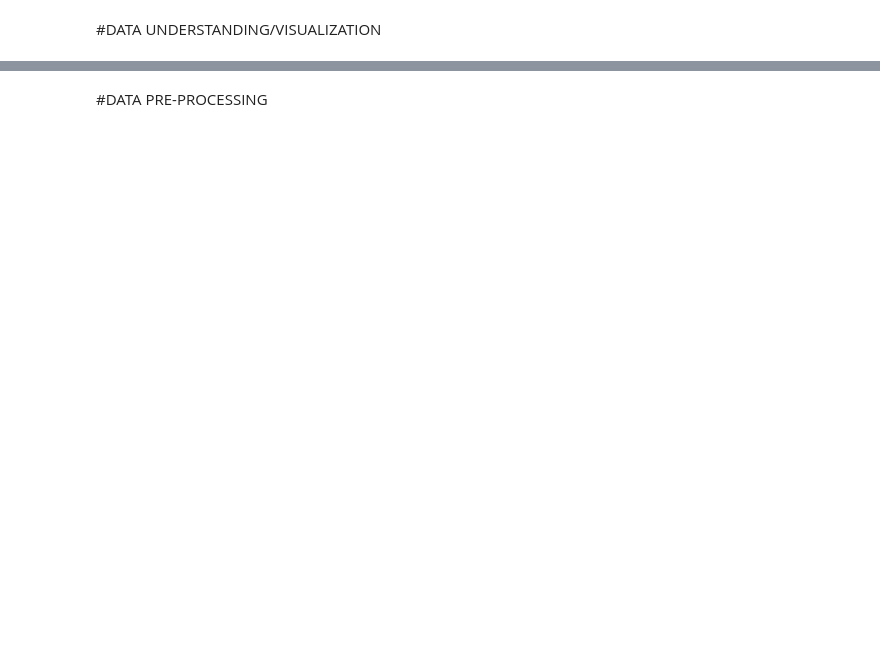
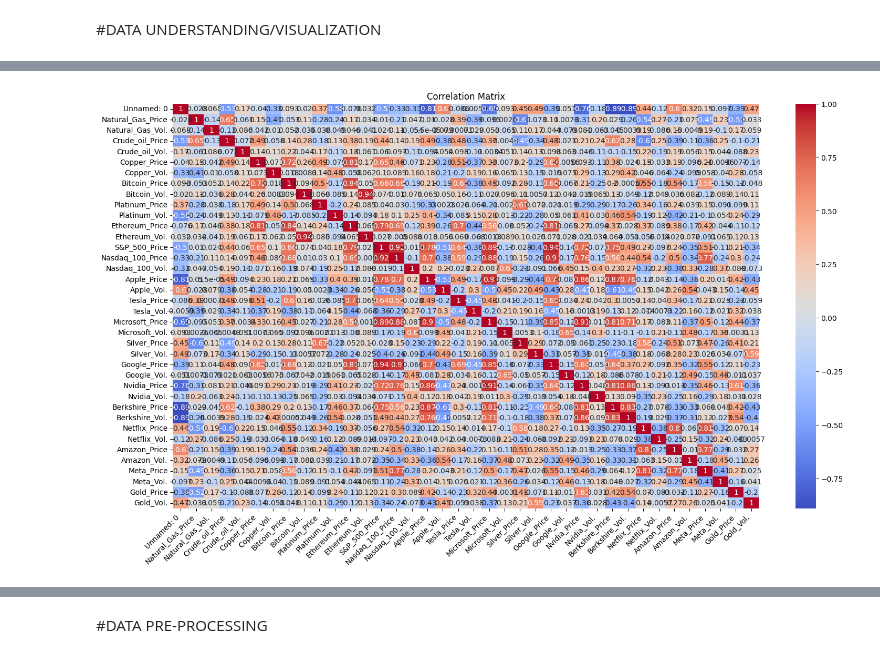
Before and after one commit to ccopenh1/3162-final-project, a Jupyter notebook: 3162_Final_Project_Group7.ipynb, the cells around one changed output, grey strips where cells are left out. Drawn from its saved outputs; the diff is of its cells as text; code cells hidden in the pictures; blank space fills up the shorter version.

```diff
--- a/3162_Final_Project_Group7.ipynb
+++ b/3162_Final_Project_Group7.ipynb
@@ -17,0 +210,15 @@ The dataset we will utilize for our project is sourced from an extensive examina
+# %%
+# data is from August 3rd 2020 to February 2nd 2024
+numeric_data = data.copy()
+# %%
+# Convert object columns to numeric
+numeric_data['Bitcoin_Price'] = numeric_data['Bitcoin_Price'].str.replace(',', '').astype(float)
+numeric_data['Platinum_Price'] = numeric_data['Platinum_Price'].str.replace(',', '').astype(float)
+numeric_data['Ethereum_Price'] = numeric_data['Ethereum_Price'].str.replace(',', '').astype(float)
+numeric_data['S&P_500_Price'] = numeric_data['S&P_500_Price'].str.replace(',', '').astype(float)
+numeric_data['Nasdaq_100_Price'] = numeric_data['Nasdaq_100_Price'].str.replace(',', '').astype(float)
+numeric_data['Berkshire_Price'] = numeric_data['Berkshire_Price'].str.replace(',', '').astype(float)
+numeric_data['Gold_Price'] = numeric_data['Gold_Price'].str.replace(',', '').astype(float)
+
+# Drop the 'Date' column
+numeric_data.drop('Date', axis=1, inplace=True)
@@ -17,0 +245,10 @@ The dataset we will utilize for our project is sourced from an extensive examina
+# %%
+# Correlation matrix
+corr_matrix = numeric_data.corr()
+plt.figure(figsize=(18, 10))
+sns.heatmap(corr_matrix, annot=True, cmap='coolwarm')
+plt.title('Correlation Matrix')
+plt.xticks(rotation=45, ha='right')
+plt.show()
+# %% [output]
+[figure, added]
```
Also changed, not shown: parts of 49 cells of this notebook.
